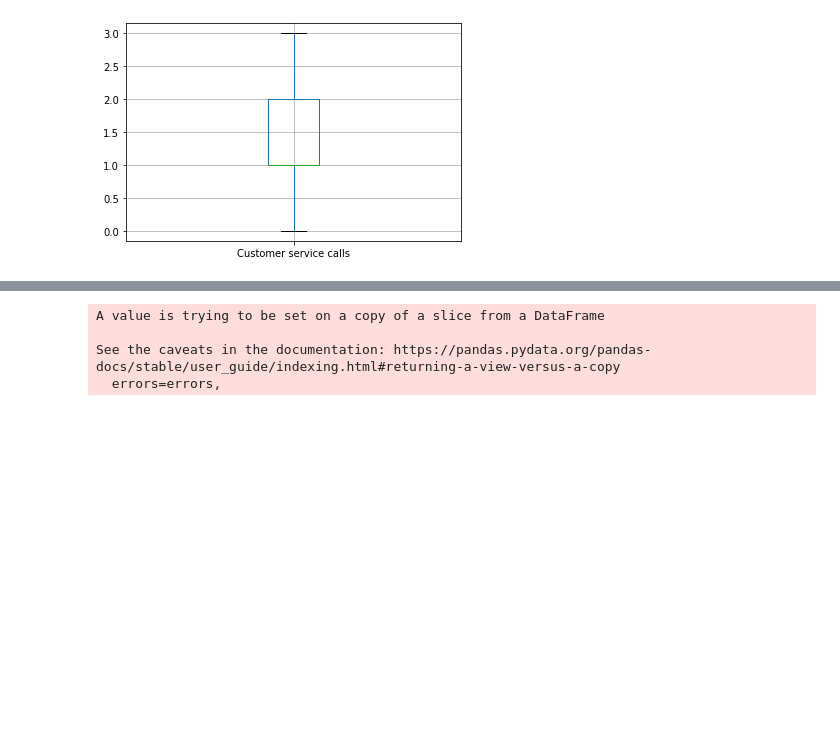
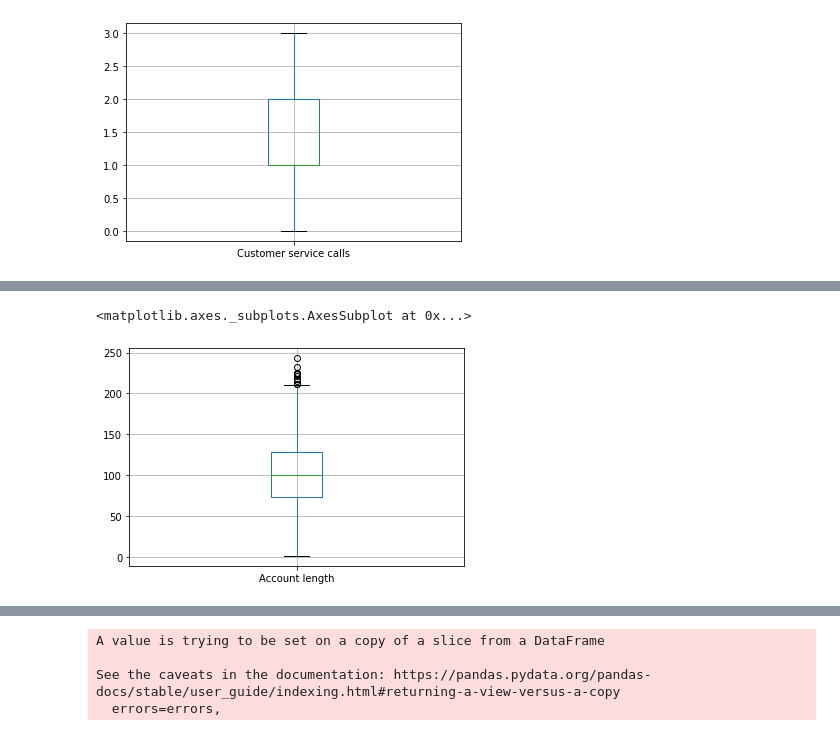
Before and after one commit to ZeeshanAhmed95/Zeeshan-Ahmed-Captsone-EDA, a Jupyter notebook: TEAM_Telecom_Churn_Analysis_Capstone_Project.ipynb, the cells around one changed output, grey strips where cells are left out. Drawn from its saved outputs; the diff is of its cells as text; code cells hidden in the pictures; blank space fills up the shorter version.

```diff
--- a/TEAM_Telecom_Churn_Analysis_Capstone_Project.ipynb
+++ b/TEAM_Telecom_Churn_Analysis_Capstone_Project.ipynb
@@ -383,0 +401,5 @@ df1.boxplot(column = (['Total day minutes' ,'Account length','Total day charge',
+# %%
+df1.boxplot(column = (['Account length']))
+# %% [output]
+<matplotlib.axes._subplots.AxesSubplot at 0x...>
+[figure, added]
```
Also changed, not shown: parts of 56 cells of this notebook.
